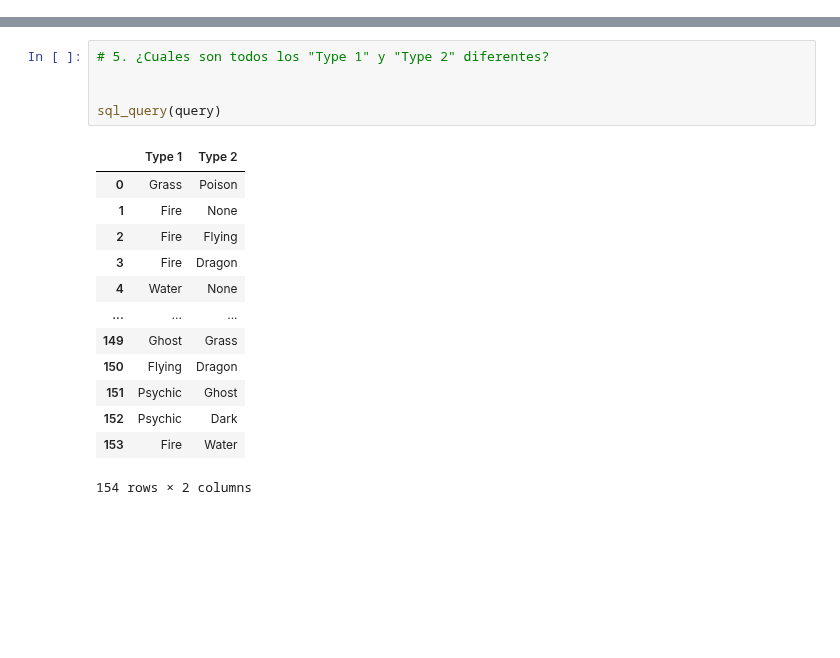
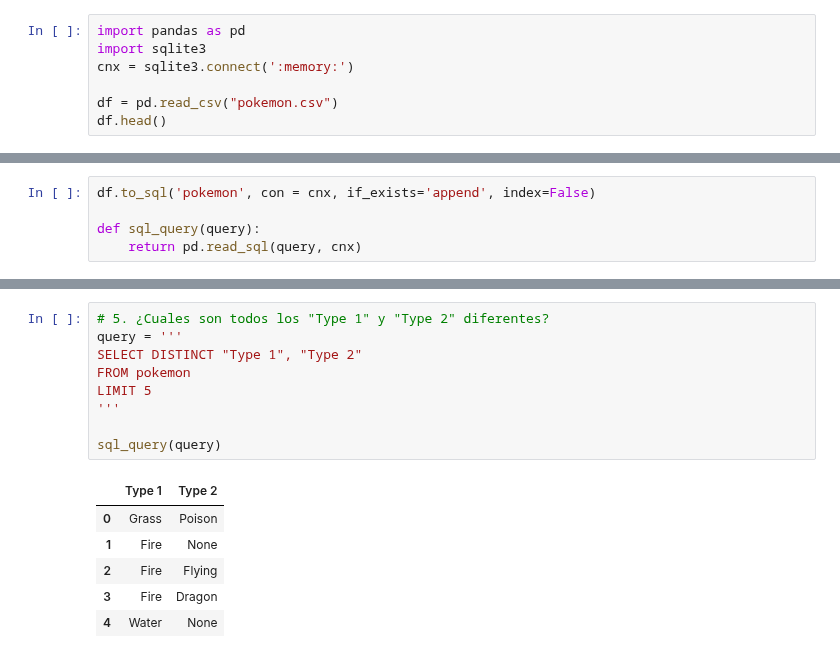
Before and after one commit to nichoces/dsft-jun23, a Jupyter notebook: 2_Data_analysis/13-SQL/SQL Ejercicios - aula.ipynb, the cells around one changed output, grey strips where cells are left out. Saved outputs shown, nothing was run; the diff lists cells and outputs as text; blank space fills up the shorter version.

```diff
--- a/2_Data_analysis/13-SQL/SQL Ejercicios - aula.ipynb
+++ b/2_Data_analysis/13-SQL/SQL Ejercicios - aula.ipynb
@@ -30,0 +23,7 @@ Para este ejercicio usaremos una base de datos de Pokemon. **Asegúrante que tie
+# %%
+import pandas as pd
+import sqlite3
+cnx = sqlite3.connect(':memory:')
+
+df = pd.read_csv("pokemon.csv")
+df.head()
@@ -31,2 +37,7 @@ Para este ejercicio usaremos una base de datos de Pokemon. **Asegúrante que tie
+# %%
+df.to_sql('pokemon', con = cnx, if_exists='append', index=False)
+
+def sql_query(query):
+    return pd.read_sql(query, cnx)
 # %%
 # 1. Obten una tabla con todos los campos
@@ -86,22 +115,19 @@ sql_query(query)
 | 17 | Flying |
 # %%
 # 5. ¿Cuales son todos los "Type 1" y "Type 2" diferentes?
-
+query = '''
+SELECT DISTINCT "Type 1", "Type 2"
+FROM pokemon
+LIMIT 5
+'''
 
 sql_query(query)
 # %% [output]
 |  | Type 1 | Type 2 |
 | 0 | Grass | Poison |
 | 1 | Fire | None |
 | 2 | Fire | Flying |
 | 3 | Fire | Dragon |
 | 4 | Water | None |
-| ... | ... | ... |
-| 149 | Ghost | Grass |
-| 150 | Flying | Dragon |
-| 151 | Psychic | Ghost |
-| 152 | Psychic | Dark |
-| 153 | Fire | Water |
-154 rows × 2 columns
 # %%
 # 6. ¿Cuáles son los pokemon de agua? "Type 1" = "Water"
```
Also changed, not shown: parts of 15 cells of this notebook, 12 other files.
